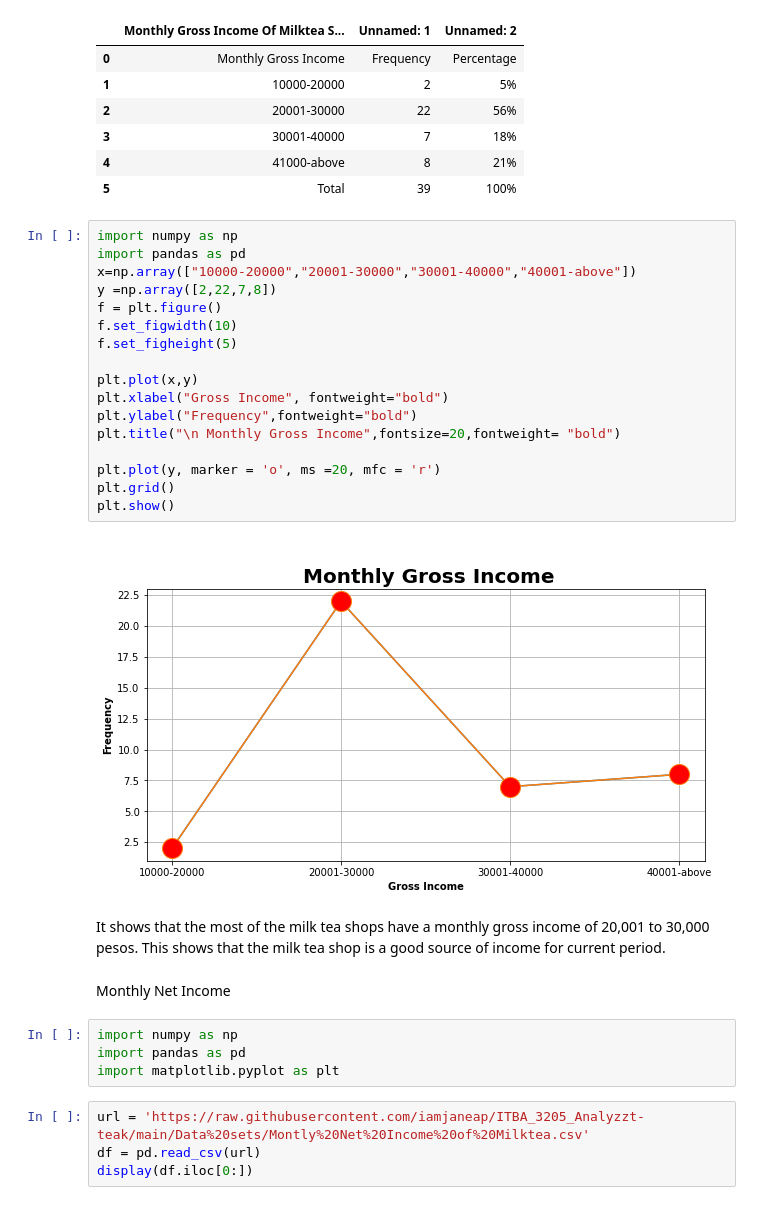
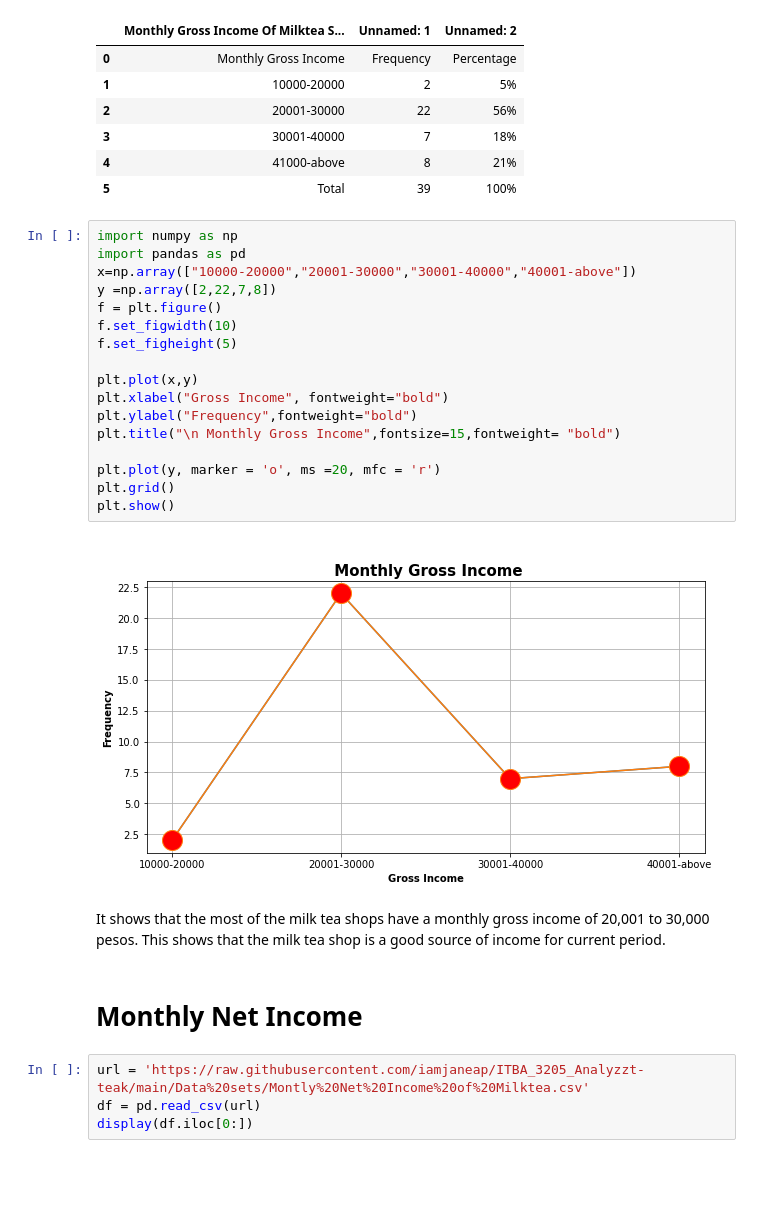
Before and after one commit to iamjaneap/BAT404, a Jupyter notebook: Increasing_Customer's_Loyalty_in_a_Milktea_and_Coffee_Shop_.ipynb, the cells around one changed output. Saved outputs shown, nothing was run; the diff lists cells and outputs as text; blank space fills up the shorter version.

```diff
--- a/Increasing_Customer's_Loyalty_in_a_Milktea_and_Coffee_Shop_.ipynb
+++ b/Increasing_Customer's_Loyalty_in_a_Milktea_and_Coffee_Shop_.ipynb
@@ -143,30 +139,26 @@ display(df.iloc[0:])
 # %%
 import numpy as np
 import pandas as pd
 x=np.array(["10000-20000","20001-30000","30001-40000","40001-above"])
 y =np.array([2,22,7,8])
 f = plt.figure()
 f.set_figwidth(10)
 f.set_figheight(5)
 
 plt.plot(x,y)
 plt.xlabel("Gross Income", fontweight="bold")
 plt.ylabel("Frequency",fontweight="bold")
-plt.title("\n Monthly Gross Income",fontsize=20,fontweight= "bold")
+plt.title("\n Monthly Gross Income",fontsize=15,fontweight= "bold")
 
 plt.plot(y, marker = 'o', ms =20, mfc = 'r')
 plt.grid()
 plt.show()
 # %% [output]
-[figure, old version]
+[figure, new version]
 # %% [markdown]
 It shows that the most  of  the  milk  tea shops have a monthly gross income of 20,001 to 30,000 pesos.  This shows that the milk tea shop is  a  good  source  of  income  for current  period.
 # %% [markdown]
-Monthly Net Income
+# **Monthly Net Income**
-# %%
-import numpy as np
-import pandas as pd
-import matplotlib.pyplot as plt
 # %%
 url = 'https://raw.githubusercontent.com/iamjaneap/ITBA_3205_Analyzzt-teak/main/Data%20sets/Montly%20Net%20Income%20of%20Milktea.csv'
 df = pd.read_csv(url)
```
Also changed, not shown: parts of 2 cells of this notebook.
